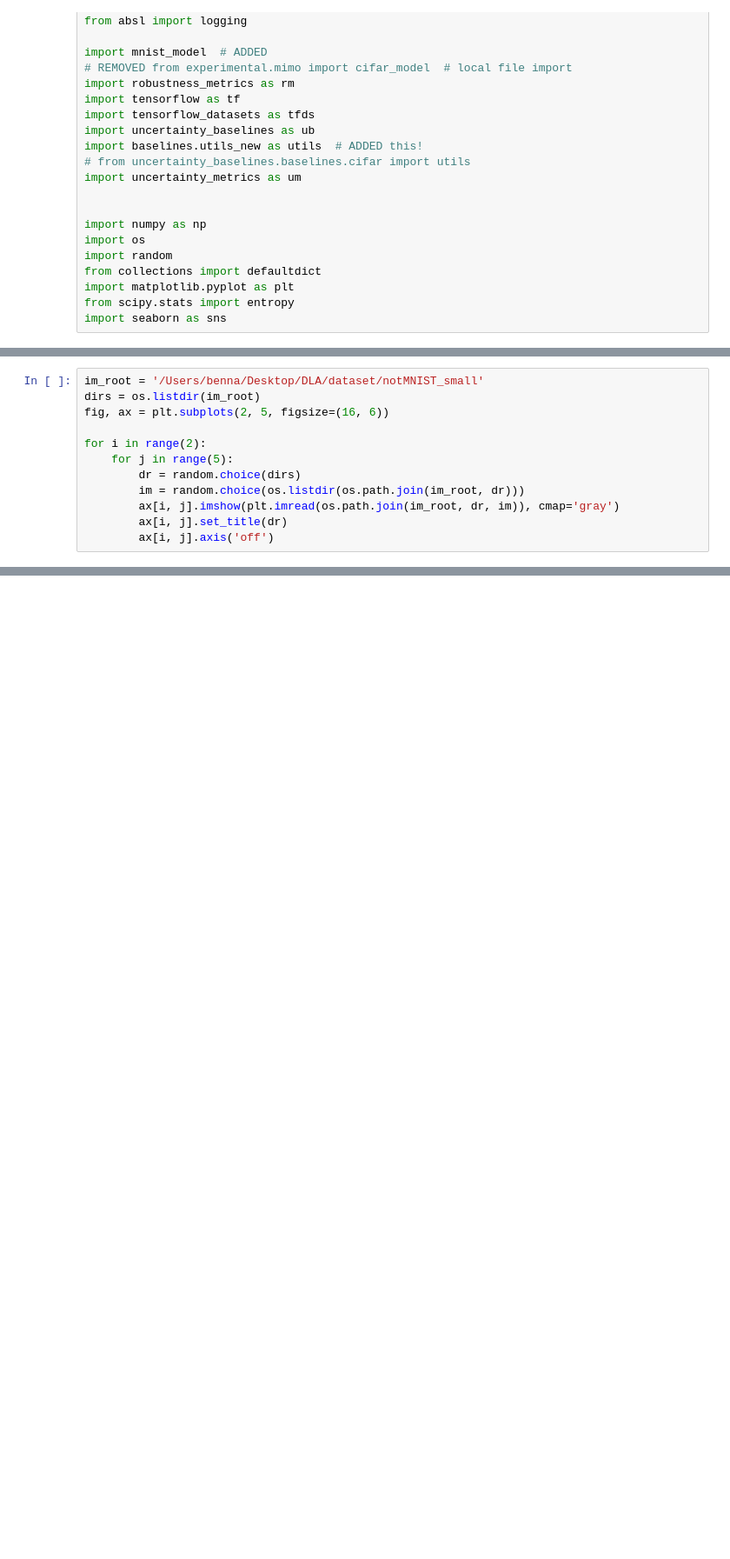
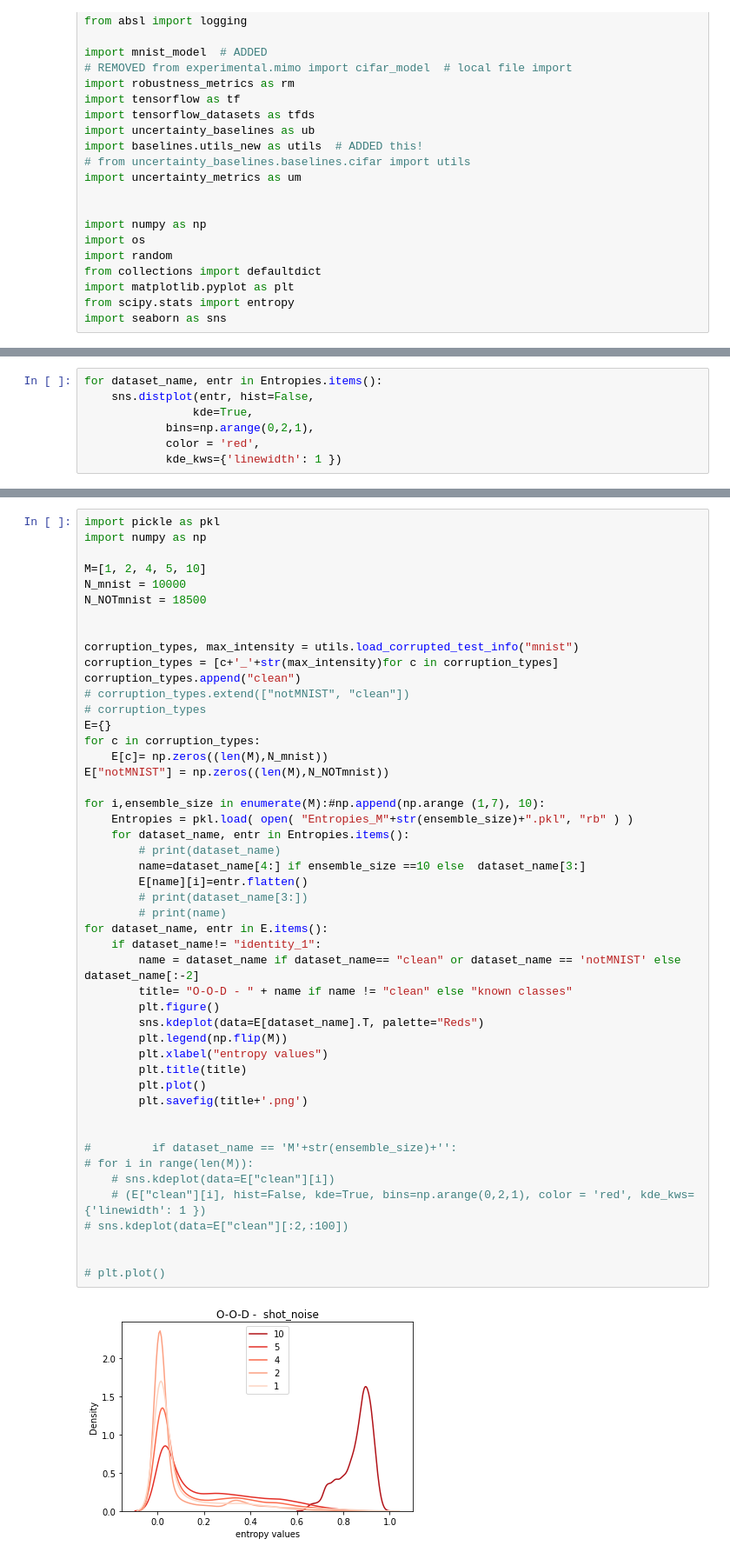
Before and after one commit to Manu-Fraile/Independent-Subnetworks-for-Robust-Prediction, a Jupyter notebook: mimo_code/OOD-DE.ipynb, the cells around one changed output, grey strips where cells are left out. Shown at 87% size. Drawn from its saved outputs; the diff is of its cells as text; blank space fills up the shorter version.

Commit message:
OOD detection comparison to Deep Ensemble

```diff
--- a/mimo_code/OOD-DE.ipynb
+++ b/mimo_code/OOD-DE.ipynb
@@ -56,12 +47,0 @@ checkpoint.restore(latest_checkpoint)
-# %%
-im_root = '/Users/benna/Desktop/DLA/dataset/notMNIST_small'
-dirs = os.listdir(im_root)
-fig, ax = plt.subplots(2, 5, figsize=(16, 6))
-
-for i in range(2):
-    for j in range(5):
-        dr = random.choice(dirs)
-        im = random.choice(os.listdir(os.path.join(im_root, dr)))
-        ax[i, j].imshow(plt.imread(os.path.join(im_root, dr, im)), cmap='gray')
-        ax[i, j].set_title(dr)
-        ax[i, j].axis('off')
@@ -190 +232,8 @@ Testing on dataset %s notMNIST
+# %%
+for dataset_name, entr in Entropies.items():
+    sns.distplot(entr, hist=False,
+                kde=True,
+            bins=np.arange(0,2,1),
+            color = 'red',
+            kde_kws={'linewidth': 1 })
 # %%
@@ -236,0 +245,50 @@ def step_fn(inputs):
+# %%
+import pickle as pkl
+import numpy as np
+
+M=[1, 2, 4, 5, 10]
+N_mnist = 10000
+N_NOTmnist = 18500
+
+
+corruption_types, max_intensity = utils.load_corrupted_test_info("mnist")
+corruption_types = [c+'_'+str(max_intensity)for c in corruption_types]
+corruption_types.append("clean")
+# corruption_types.extend(["notMNIST", "clean"])
+# corruption_types
+E={}
+for c in corruption_types:
+    E[c]= np.zeros((len(M),N_mnist))
+E["notMNIST"] = np.zeros((len(M),N_NOTmnist))
+
+for i,ensemble_size in enumerate(M):#np.append(np.arange (1,7), 10):
+    Entropies = pkl.load( open( "Entropies_M"+str(ensemble_size)+".pkl", "rb" ) )
+    for dataset_name, entr in Entropies.items():
+        # print(dataset_name)
+        name=dataset_name[4:] if ensemble_size ==10 else  dataset_name[3:]
+        E[name][i]=entr.flatten()
+        # print(dataset_name[3:])
+        # print(name)
+for dataset_name, entr in E.items():
+    if dataset_name!= "identity_1":
+        name = dataset_name if dataset_name== "clean" or dataset_name == 'notMNIST' else dataset_name[:-2]
+        title= "O-O-D - " + name if name != "clean" else "known classes"
+        plt.figure()
+        sns.kdeplot(data=E[dataset_name].T, palette="Reds")
+        plt.legend(np.flip(M))
+        plt.xlabel("entropy values")
+        plt.title(title)
+        plt.plot()
+        plt.savefig(title+'.png')
+
+
+#         if dataset_name == 'M'+str(ensemble_size)+'':
+# for i in range(len(M)):
+    # sns.kdeplot(data=E["clean"][i])
+    # (E["clean"][i], hist=False, kde=True, bins=np.arange(0,2,1), color = 'red', kde_kws={'linewidth': 1 })
+# sns.kdeplot(data=E["clean"][:2,:100])
+
+
+# plt.plot()
+# %% [output]
+[figure, added]
```
Also changed, not shown: parts of 13 cells of this notebook, 25 other files.
